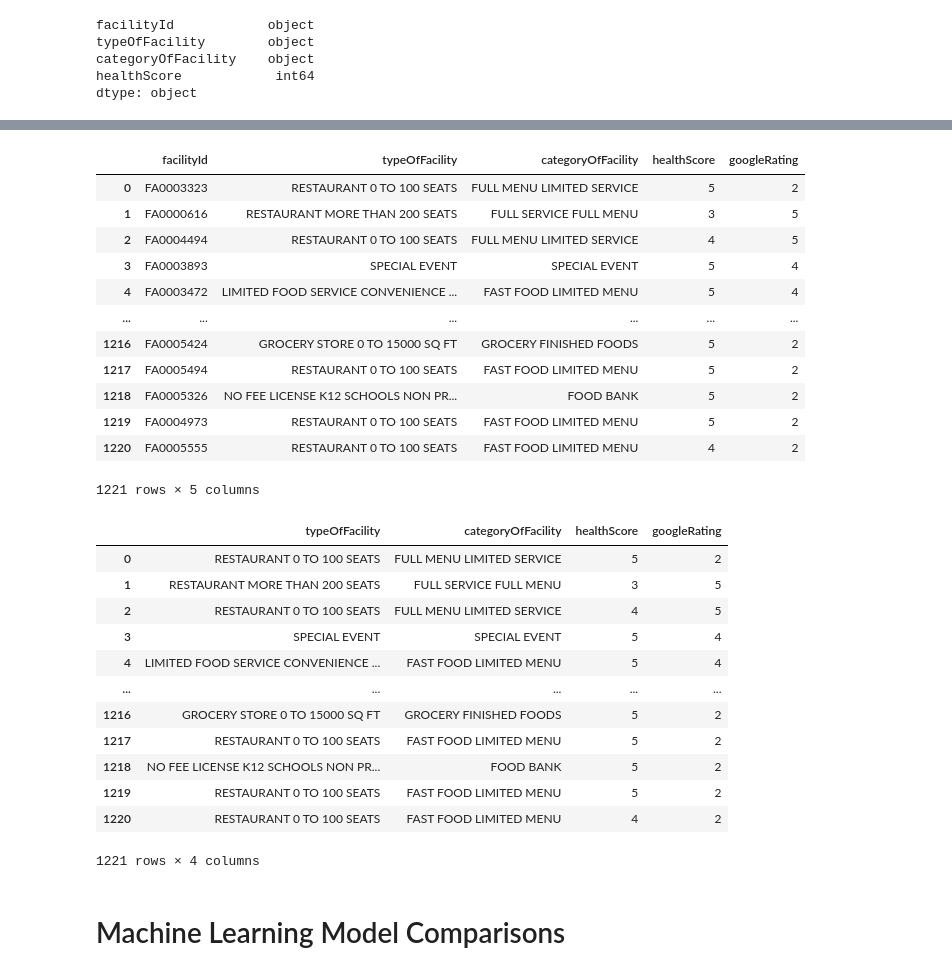
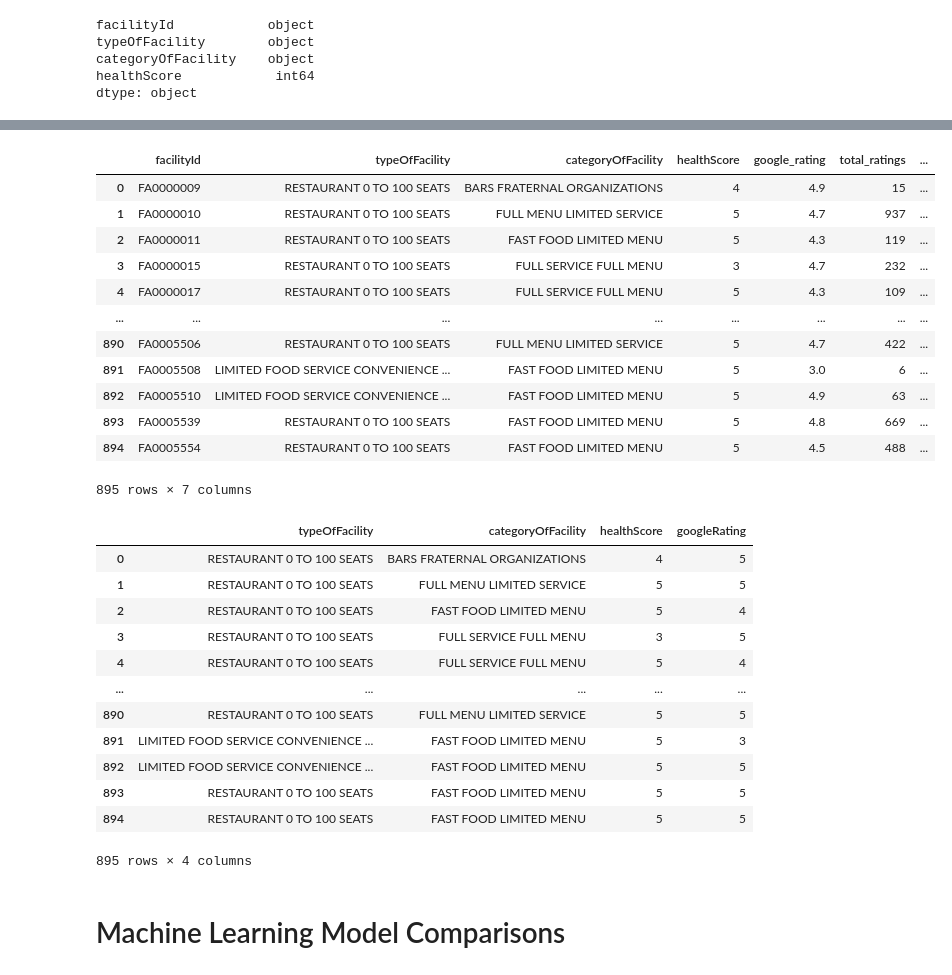
Before and after one commit to kchavez05/boulder-co-health, a Jupyter notebook: Machine_Learning/ML_Model_Comparisons.ipynb, the cells around one changed output, grey strips where cells are left out. Cells and saved outputs as stored; diff of their text form; code cells hidden in the pictures.

```diff
--- a/Machine_Learning/ML_Model_Comparisons.ipynb
+++ b/Machine_Learning/ML_Model_Comparisons.ipynb
@@ -32,9 +32,8 @@ import numpy as np
 import tensorflow as tf
 
 # Import our input datasets
-ave_score_df=pd.read_csv('db_average_health_scores_bucketed.csv')
-
-ave_score_df. drop("averageInspectionScore", axis=1, inplace=True)
+ave_score_df=pd.read_csv('db_average_health_scores_bucketed.csv', index_col=0)
+ave_score_df.drop("ave_insp_score", axis=1, inplace=True)
 ave_score_df
 # %% [output]
 |  | facilityId | typeOfFacility | categoryOfFacility | healthScore |
@@ -59,7 +58,7 @@ categoryOfFacility    object
 healthScore            int64
 dtype: object
 # %%
-# Add Google ratings - going to need to .join
-ave_score_df["googleRating"]=np.random.randint(1,6, size=len(ave_score_df))
-ave_score_df
+# Import the Google ratings.csv
+google_df=pd.read_csv('facility_ratings.csv', index_col=0)
+google_df
 # %% [output]
@@ -78,0 +79,4 @@ ave_score_df
+# %%
+# Add Google ratings - going to need to .join
+ave_score_ratings=pd.merge(ave_score_df, google_df, on='facilityId', how='outer')
+ave_score_ratings
@@ -79,40 +97,40 @@ ave_score_df
 # %%
 # Bin the googleRating integers to categories "5"= 5, "4" = 4, "3" = 3, "2" = 2, "1" = 1.
-bins=[0, 1, 2, 3, 4, 5]
-google_ratings = ["1", "2", "3", "4", "5"]
-ave_score_df["googleRating"]=pd.cut(ave_score_df["googleRating"], bins, include_lowest=True, labels=google_ratings)
-ave_score_df
+bins=[0, 1, 2, 3, 4.4, 5]
+google_rated = ["1", "2", "3", "4", "5"]
+ave_score_ratings["googleRating"]=pd.cut(ave_score_ratings["google_rating"], bins, include_lowest=True, labels=google_rated)
+ave_score_ratings
 # %% [output]
-|  | facilityId | typeOfFacility | categoryOfFacility | healthScore | googleRating |
-| 0 | FA0003323 | RESTAURANT 0 TO 100 SEATS | FULL MENU LIMITED SERVICE | 5 | 2 |
-| 1 | FA0000616 | RESTAURANT MORE THAN 200 SEATS | FULL SERVICE FULL MENU | 3 | 5 |
-| 2 | FA0004494 | RESTAURANT 0 TO 100 SEATS | FULL MENU LIMITED SERVICE | 4 | 5 |
-| 3 | FA0003893 | SPECIAL EVENT | SPECIAL EVENT | 5 | 4 |
-| 4 | FA0003472 | LIMITED FOOD SERVICE CONVENIENCE ... | FAST FOOD LIMITED MENU | 5 | 4 |
-| ... | ... | ... | ... | ... | ... |
-| 1216 | FA0005424 | GROCERY STORE 0 TO 15000 SQ FT | GROCERY FINISHED FOODS | 5 | 2 |
-| 1217 | FA0005494 | RESTAURANT 0 TO 100 SEATS | FAST FOOD LIMITED MENU | 5 | 2 |
-| 1218 | FA0005326 | NO FEE LICENSE K12 SCHOOLS NON PR... | FOOD BANK | 5 | 2 |
-| 1219 | FA0004973 | RESTAURANT 0 TO 100 SEATS | FAST FOOD LIMITED MENU | 5 | 2 |
-| 1220 | FA0005555 | RESTAURANT 0 TO 100 SEATS | FAST FOOD LIMITED MENU | 4 | 2 |
+|  | facilityId | typeOfFacility | categoryOfFacility | healthScore | google_rating | total_ratings | ... |
+| 0 | FA0000009 | RESTAURANT 0 TO 100 SEATS | BARS FRATERNAL ORGANIZATIONS | 4 | 4.9 | 15 | ... |
+| 1 | FA0000010 | RESTAURANT 0 TO 100 SEATS | FULL MENU LIMITED SERVICE | 5 | 4.7 | 937 | ... |
+| 2 | FA0000011 | RESTAURANT 0 TO 100 SEATS | FAST FOOD LIMITED MENU | 5 | 4.3 | 119 | ... |
+| 3 | FA0000015 | RESTAURANT 0 TO 100 SEATS | FULL SERVICE FULL MENU | 3 | 4.7 | 232 | ... |
+| 4 | FA0000017 | RESTAURANT 0 TO 100 SEATS | FULL SERVICE FULL MENU | 5 | 4.3 | 109 | ... |
+| ... | ... | ... | ... | ... | ... | ... | ... |
+| 890 | FA0005506 | RESTAURANT 0 TO 100 SEATS | FULL MENU LIMITED SERVICE | 5 | 4.7 | 422 | ... |
+| 891 | FA0005508 | LIMITED FOOD SERVICE CONVENIENCE ... | FAST FOOD LIMITED MENU | 5 | 3.0 | 6 | ... |
+| 892 | FA0005510 | LIMITED FOOD SERVICE CONVENIENCE ... | FAST FOOD LIMITED MENU | 5 | 4.9 | 63 | ... |
+| 893 | FA0005539 | RESTAURANT 0 TO 100 SEATS | FAST FOOD LIMITED MENU | 5 | 4.8 | 669 | ... |
+| 894 | FA0005554 | RESTAURANT 0 TO 100 SEATS | FAST FOOD LIMITED MENU | 5 | 4.5 | 488 | ... |
-1221 rows × 5 columns
+895 rows × 7 columns
 # %%
-feature_df= ave_score_df.drop(columns=["facilityId"], axis=1)
+feature_df= ave_score_ratings.drop(columns=["facilityId", "total_ratings", "google_rating"])
 feature_df
 # %% [output]
 |  | typeOfFacility | categoryOfFacility | healthScore | googleRating |
-| 0 | RESTAURANT 0 TO 100 SEATS | FULL MENU LIMITED SERVICE | 5 | 2 |
-| 1 | RESTAURANT MORE THAN 200 SEATS | FULL SERVICE FULL MENU | 3 | 5 |
-| 2 | RESTAURANT 0 TO 100 SEATS | FULL MENU LIMITED SERVICE | 4 | 5 |
-| 3 | SPECIAL EVENT | SPECIAL EVENT | 5 | 4 |
-| 4 | LIMITED FOOD SERVICE CONVENIENCE ... | FAST FOOD LIMITED MENU | 5 | 4 |
+| 0 | RESTAURANT 0 TO 100 SEATS | BARS FRATERNAL ORGANIZATIONS | 4 | 5 |
+| 1 | RESTAURANT 0 TO 100 SEATS | FULL MENU LIMITED SERVICE | 5 | 5 |
+| 2 | RESTAURANT 0 TO 100 SEATS | FAST FOOD LIMITED MENU | 5 | 4 |
+| 3 | RESTAURANT 0 TO 100 SEATS | FULL SERVICE FULL MENU | 3 | 5 |
+| 4 | RESTAURANT 0 TO 100 SEATS | FULL SERVICE FULL MENU | 5 | 4 |
 | ... | ... | ... | ... | ... |
-| 1216 | GROCERY STORE 0 TO 15000 SQ FT | GROCERY FINISHED FOODS | 5 | 2 |
-| 1217 | RESTAURANT 0 TO 100 SEATS | FAST FOOD LIMITED MENU | 5 | 2 |
-| 1218 | NO FEE LICENSE K12 SCHOOLS NON PR... | FOOD BANK | 5 | 2 |
-| 1219 | RESTAURANT 0 TO 100 SEATS | FAST FOOD LIMITED MENU | 5 | 2 |
-| 1220 | RESTAURANT 0 TO 100 SEATS | FAST FOOD LIMITED MENU | 4 | 2 |
+| 890 | RESTAURANT 0 TO 100 SEATS | FULL MENU LIMITED SERVICE | 5 | 5 |
+| 891 | LIMITED FOOD SERVICE CONVENIENCE ... | FAST FOOD LIMITED MENU | 5 | 3 |
+| 892 | LIMITED FOOD SERVICE CONVENIENCE ... | FAST FOOD LIMITED MENU | 5 | 5 |
+| 893 | RESTAURANT 0 TO 100 SEATS | FAST FOOD LIMITED MENU | 5 | 5 |
+| 894 | RESTAURANT 0 TO 100 SEATS | FAST FOOD LIMITED MENU | 5 | 5 |
-1221 rows × 4 columns
+895 rows × 4 columns
 # %%
 #ave_score_df.to_csv('average_scores.csv')
 # %% [markdown]
```
Also changed, not shown: parts of 10 cells of this notebook, 4 other files.
